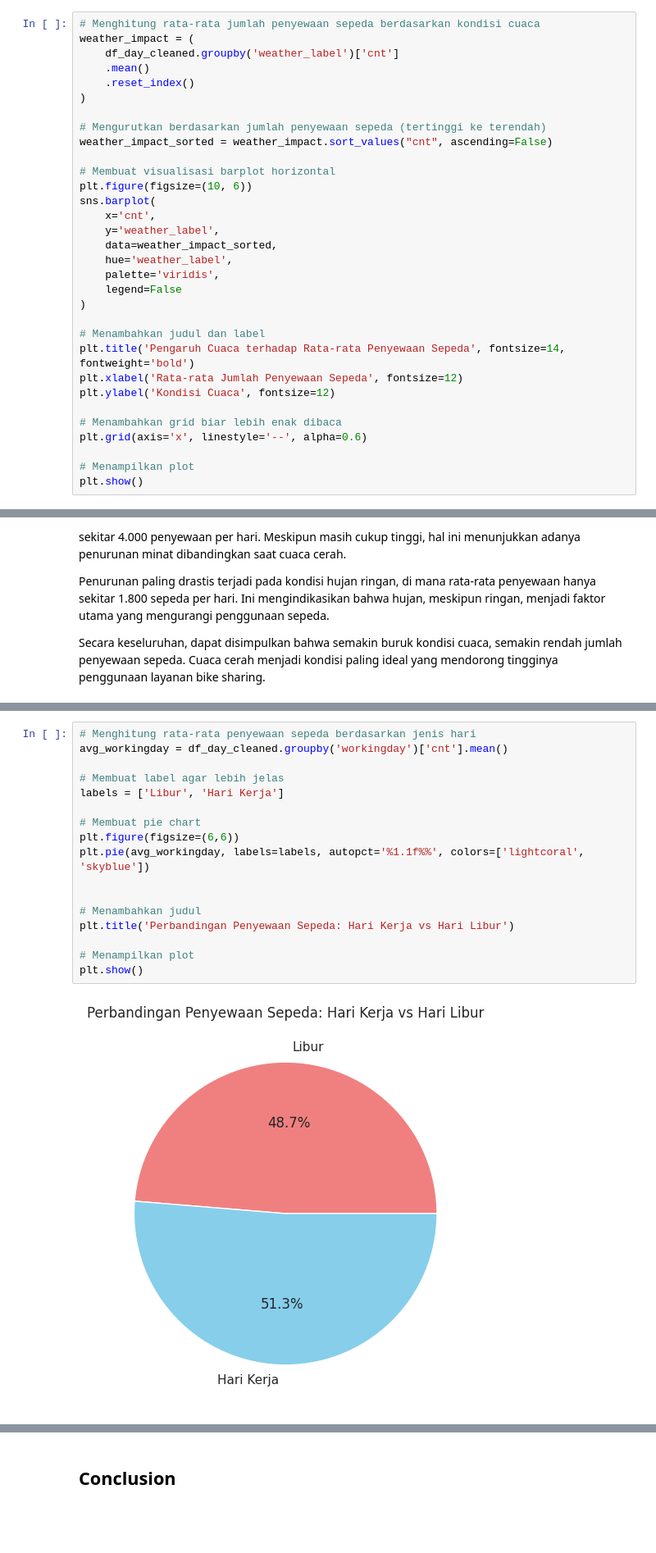
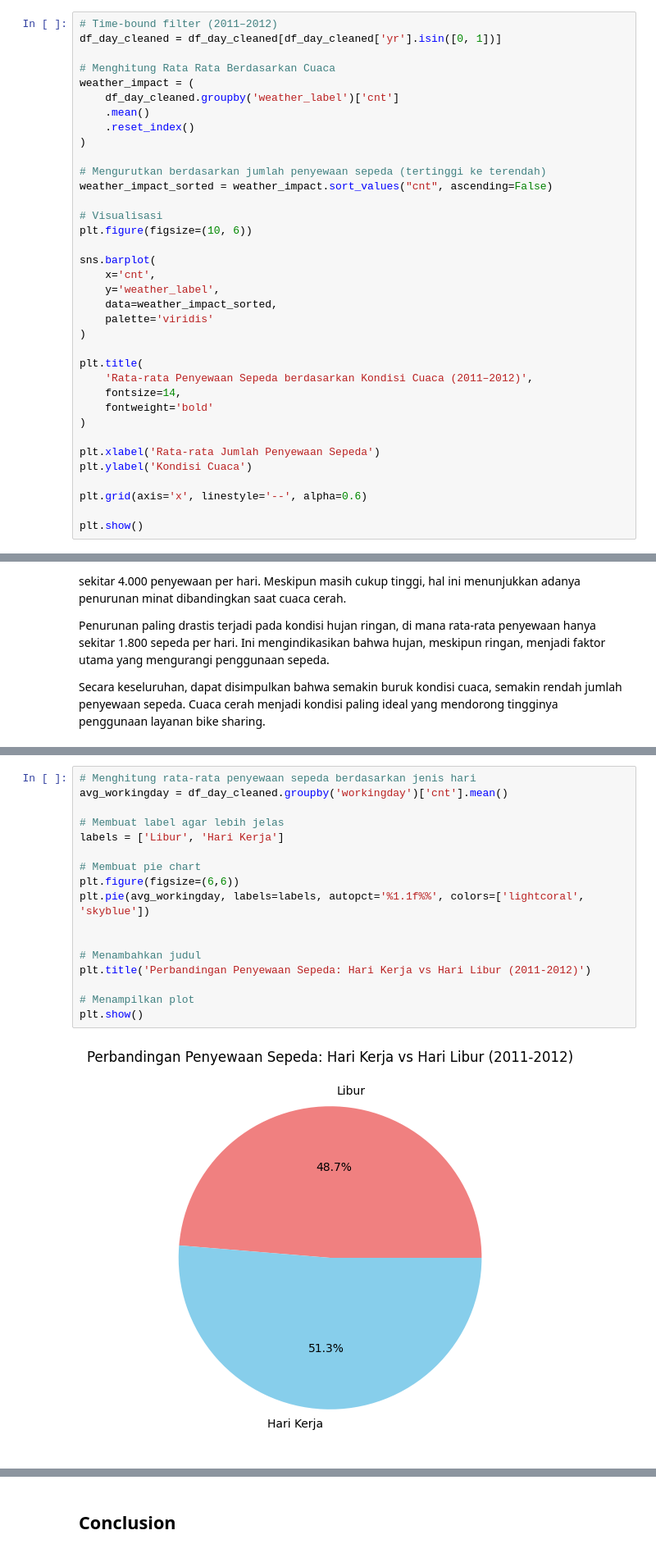
Before and after one commit to Stalxy/bike-sharing-dashboard, a Jupyter notebook: Proyek_Analisis_Data.ipynb, the cells around one changed output, grey strips where cells are left out. Shown at 82% size. Drawn from its saved outputs; the diff is of its cells as text; blank space fills up the shorter version.

```diff
--- a/Proyek_Analisis_Data.ipynb
+++ b/Proyek_Analisis_Data.ipynb
@@ -328,5 +333,8 @@ Secara keseluruhan, hasil analisis ini menunjukkan bahwa faktor cuaca dan jenis
 # %%
-# Menghitung rata-rata jumlah penyewaan sepeda berdasarkan kondisi cuaca
+# Time-bound filter (2011–2012)
+df_day_cleaned = df_day_cleaned[df_day_cleaned['yr'].isin([0, 1])]
+
+# Menghitung Rata Rata Berdasarkan Cuaca
 weather_impact = (
     df_day_cleaned.groupby('weather_label')['cnt']
     .mean()
@@ -336,25 +344,26 @@ weather_impact = (
 # Mengurutkan berdasarkan jumlah penyewaan sepeda (tertinggi ke terendah)
 weather_impact_sorted = weather_impact.sort_values("cnt", ascending=False)
 
-# Membuat visualisasi barplot horizontal
+# Visualisasi
 plt.figure(figsize=(10, 6))
+
 sns.barplot(
     x='cnt',
     y='weather_label',
     data=weather_impact_sorted,
-    hue='weather_label',
-    palette='viridis',
-    legend=False
+    palette='viridis'
 )
 
-# Menambahkan judul dan label
-plt.title('Pengaruh Cuaca terhadap Rata-rata Penyewaan Sepeda', fontsize=14, fontweight='bold')
-plt.xlabel('Rata-rata Jumlah Penyewaan Sepeda', fontsize=12)
-plt.ylabel('Kondisi Cuaca', fontsize=12)
+plt.title(
+    'Rata-rata Penyewaan Sepeda berdasarkan Kondisi Cuaca (2011–2012)',
+    fontsize=14,
+    fontweight='bold'
+)
 
-# Menambahkan grid biar lebih enak dibaca
+plt.xlabel('Rata-rata Jumlah Penyewaan Sepeda')
+plt.ylabel('Kondisi Cuaca')
+
 plt.grid(axis='x', linestyle='--', alpha=0.6)
 
-# Menampilkan plot
 plt.show()
 # %% [output]
@@ -376,22 +388,22 @@ Secara keseluruhan, dapat disimpulkan bahwa semakin buruk kondisi cuaca, semakin
 # %%
 # Menghitung rata-rata penyewaan sepeda berdasarkan jenis hari
 avg_workingday = df_day_cleaned.groupby('workingday')['cnt'].mean()
 
 # Membuat label agar lebih jelas
 labels = ['Libur', 'Hari Kerja']
 
 # Membuat pie chart
 plt.figure(figsize=(6,6))
 plt.pie(avg_workingday, labels=labels, autopct='%1.1f%%', colors=['lightcoral', 'skyblue'])
 
 
 # Menambahkan judul
-plt.title('Perbandingan Penyewaan Sepeda: Hari Kerja vs Hari Libur')
+plt.title('Perbandingan Penyewaan Sepeda: Hari Kerja vs Hari Libur (2011-2012)')
 
 # Menampilkan plot
 plt.show()
 # %% [output]
-[figure, old version]
+[figure, new version]
 # %% [markdown]
 **Insight:**
 
```
Also changed, not shown: parts of 5 cells of this notebook, 3 other files.
